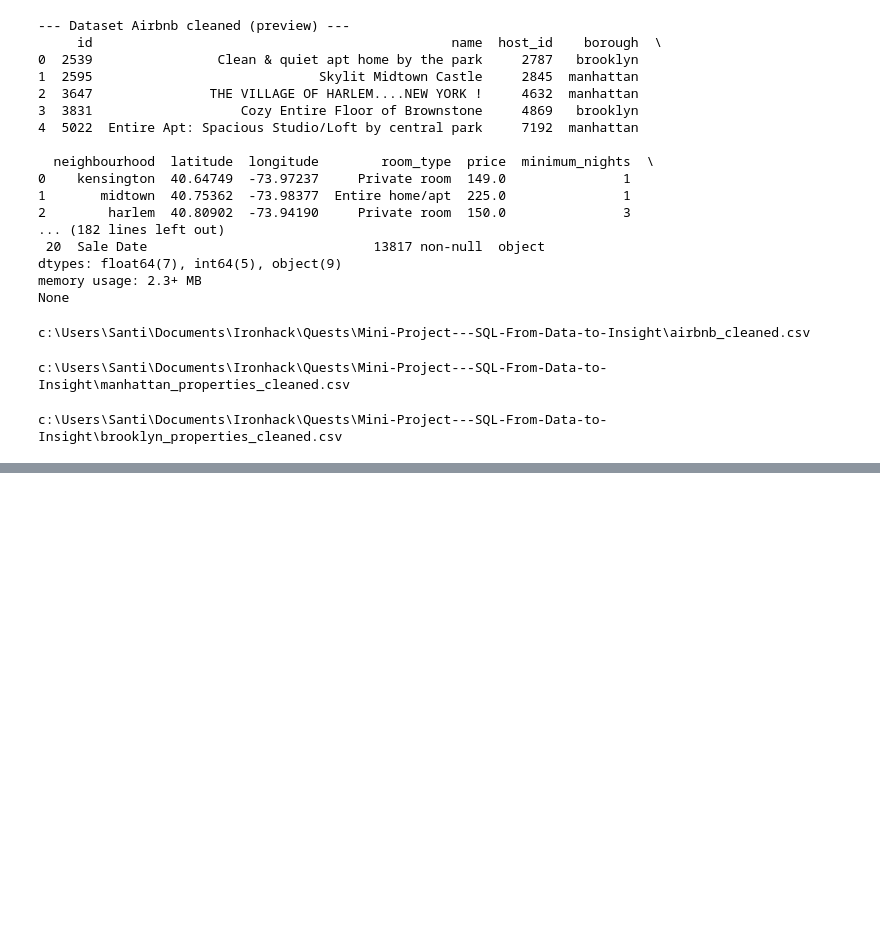
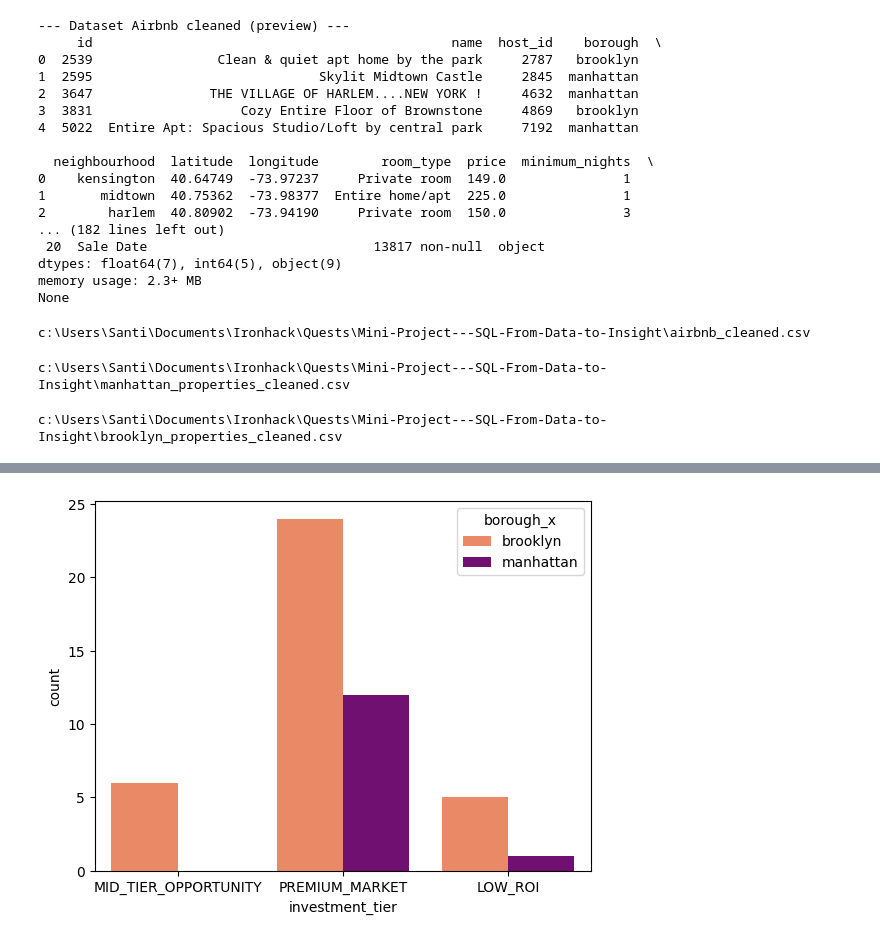
Before and after one commit to CelestineT/Mini-Project---SQL-From-Data-to-Insight, a Jupyter notebook: Mini_Project_SQL_From_Data_To_Inisght_.ipynb, the cells around one changed output, grey strips where cells are left out. Drawn from its saved outputs; the diff is of its cells as text; code cells hidden in the pictures; blank space fills up the shorter version.

```diff
--- a/Mini_Project_SQL_From_Data_To_Inisght_.ipynb
+++ b/Mini_Project_SQL_From_Data_To_Inisght_.ipynb
@@ -914,3 +913,18 @@ import matplotlib.pyplot as plt
 # %%
-roi_df = pd.read_csv('Data\Analysis\ROI per neighbourhood.csv')
-comparison_df = pd.read_csv('Data\Analysis\ROI percent comparison.csv')
+roi_df = pd.read_csv(r'Data\Analysis\ROI per neighbourhood.csv')
+comparison_df = pd.read_csv(r'Data\Analysis\ROI percent comparison.csv')
+full_roi = pd.merge(left=roi_df, right=comparison_df, how='left', on='neighborhood').drop(['roi_percentage_y','borough_y'], axis=1)
+
+house_costs_df = pd.read_csv(r'Data\Analysis\House cost per neighbourhood.csv')
+house_market_share = pd.read_csv(r'Data\Analysis\House market share per neighbourhood.csv')
+house_market_share = house_market_share.rename(columns={'neighborhood':'neighbourhood'})
+full_house_market = pd.merge(left=house_costs_df, right=house_market_share, how='left', on='neighbourhood')
+
+airbnb_revenue_df = pd.read_csv(r'Data\Analysis\Airbnb revenue per neighbourhood.csv')
+airbnb_market_share = pd.read_csv(r'Data\Analysis\Airbnb market share per neighbourhood.csv')
+airbnb_market_share = airbnb_market_share.rename(columns={'neighborhood':'neighbourhood'})
+full_airbnb_market = pd.merge(left=airbnb_revenue_df, right=airbnb_market_share, how='left', on='neighbourhood')
+
+full_market = pd.merge(left=full_house_market, right=full_airbnb_market, how='left', on='neighbourhood')
+full_market.columns = [col.replace('_y','_airbnb').replace('_x','') for col in full_market.columns]
+full_market = full_market.dropna()
@@ -978,0 +971,10 @@ plt.show()
+# %%
+borough_colors = {
+    'manhattan': 'purple',
+    'brooklyn': 'coral',
+}
+
+sns.countplot(data=full_roi, x='investment_tier', hue='borough_x',palette=borough_colors)
+plt.show()
+# %% [output]
+[figure, added]
```
Also changed, not shown: parts of 18 cells of this notebook, 13 other files.
